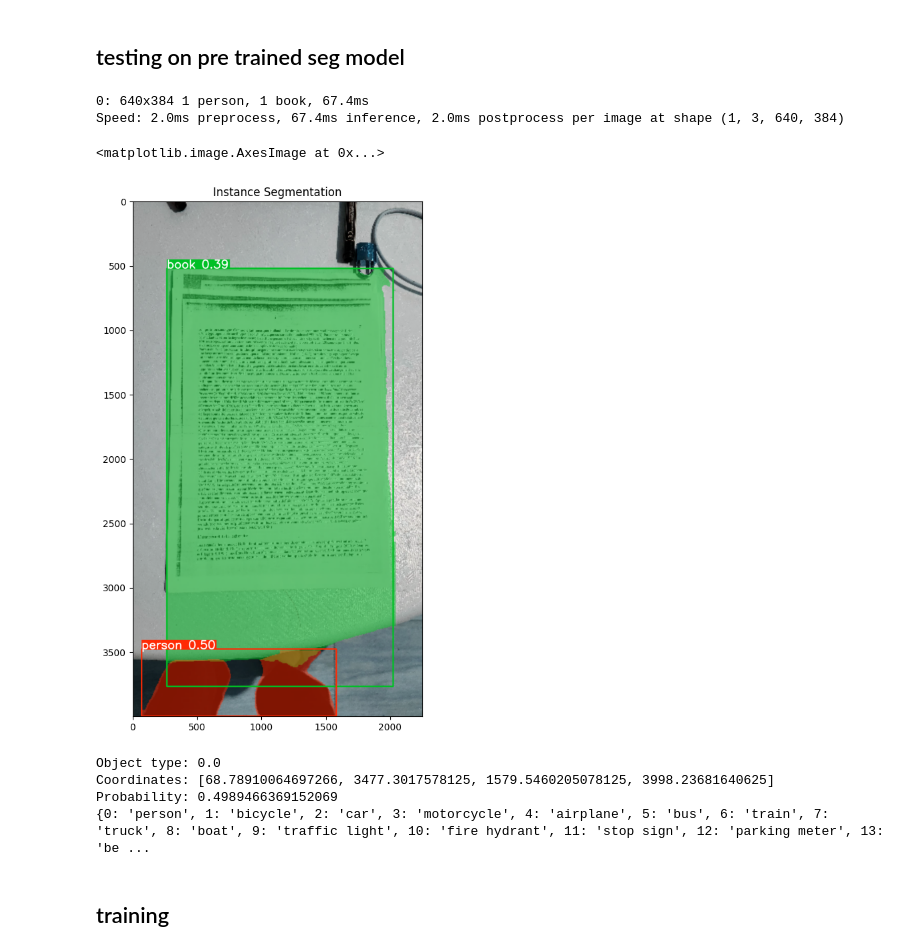
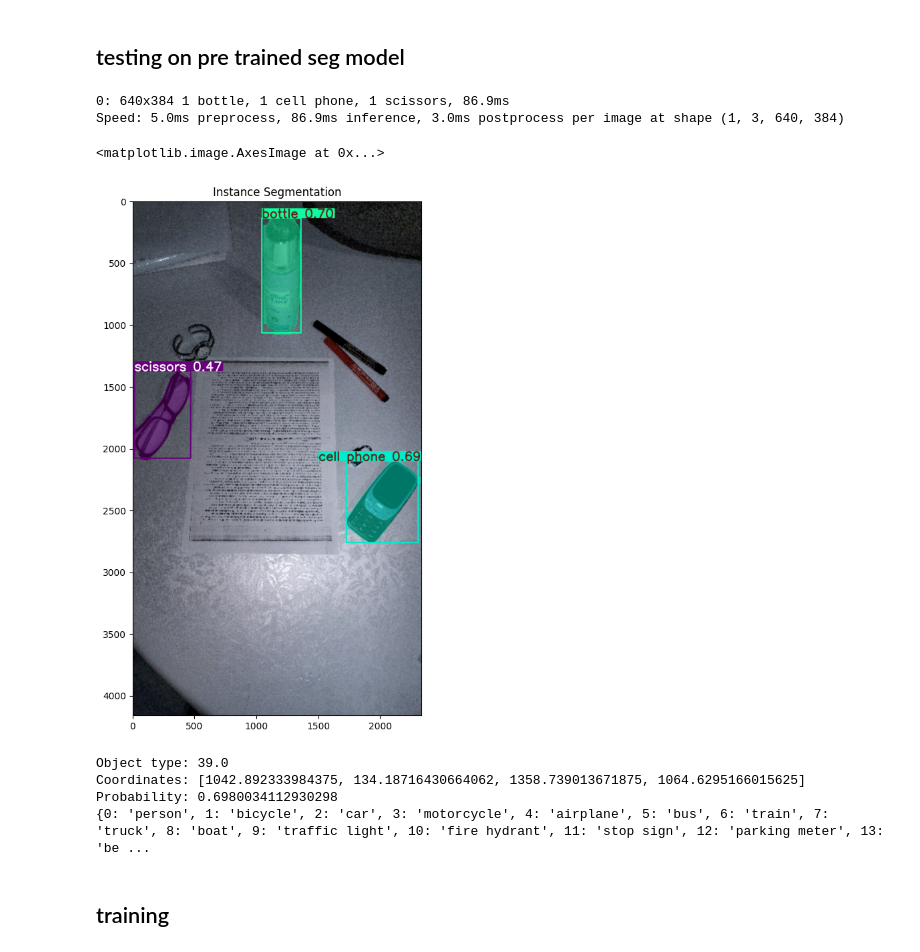
Before and after one commit to Amen-Haj-Brahim/document-cropping-image-segmentation, a Jupyter notebook: document_segmentation/yolo/yoloman.ipynb, the cells around one changed output. Drawn from its saved outputs; the diff is of its cells as text; code cells hidden in the pictures.

```diff
--- a/document_segmentation/yolo/yoloman.ipynb
+++ b/document_segmentation/yolo/yoloman.ipynb
@@ -8,18 +8,18 @@ model = YOLO('yolov8n-seg.pt')
 # %% [markdown]
 ## testing on pre trained seg model
 # %%
-img = cv.imread("data/3.jpg")
+img = cv.imread("data/origin/1b522da4-2.jpg")
 
 instance_results = model.predict(img)
 instance_result_array = instance_results[0].plot()
 fig = plt.figure(figsize=(15, 10))
 plt.title("Instance Segmentation")
 plt.imshow(instance_result_array)
 # %% [output]
-0: 640x384 1 person, 1 book, 67.4ms
-Speed: 2.0ms preprocess, 67.4ms inference, 2.0ms postprocess per image at shape (1, 3, 640, 384)
+0: 640x384 1 bottle, 1 cell phone, 1 scissors, 86.9ms
+Speed: 5.0ms preprocess, 86.9ms inference, 3.0ms postprocess per image at shape (1, 3, 640, 384)
 <matplotlib.image.AxesImage at 0x...>
-[figure, old version]
+[figure, new version]
 # %%
 result = instance_results[0]
 box = result.boxes[0]
@@ -31,9 +31,9 @@ print("Coordinates:", cords)
 print("Probability:", conf)
 print(result.names)
 # %% [output]
-Object type: 0.0
-Coordinates: [68.78910064697266, 3477.3017578125, 1579.5460205078125, 3998.23681640625]
-Probability: 0.4989466369152069
+Object type: 39.0
+Coordinates: [1042.892333984375, 134.18716430664062, 1358.739013671875, 1064.6295166015625]
+Probability: 0.6980034112930298
 {0: 'person', 1: 'bicycle', 2: 'car', 3: 'motorcycle', 4: 'airplane', 5: 'bus', 6: 'train', 7: 'truck', 8: 'boat', 9: 'traffic light', 10: 'fire hydrant', 11: 'stop sign', 12: 'parking meter', 13: 'be ...
 # %% [markdown]
 ## training
```
Also changed, not shown: parts of 6 cells of this notebook.
